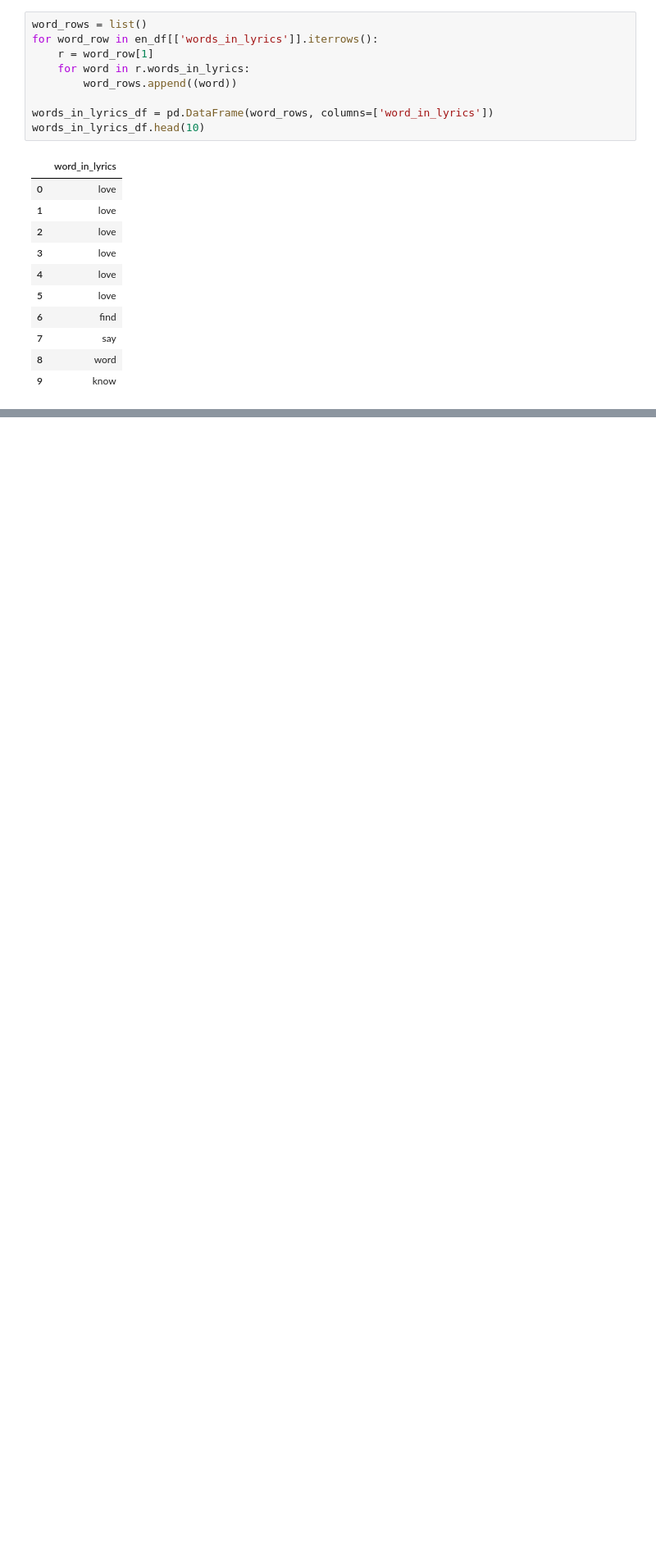
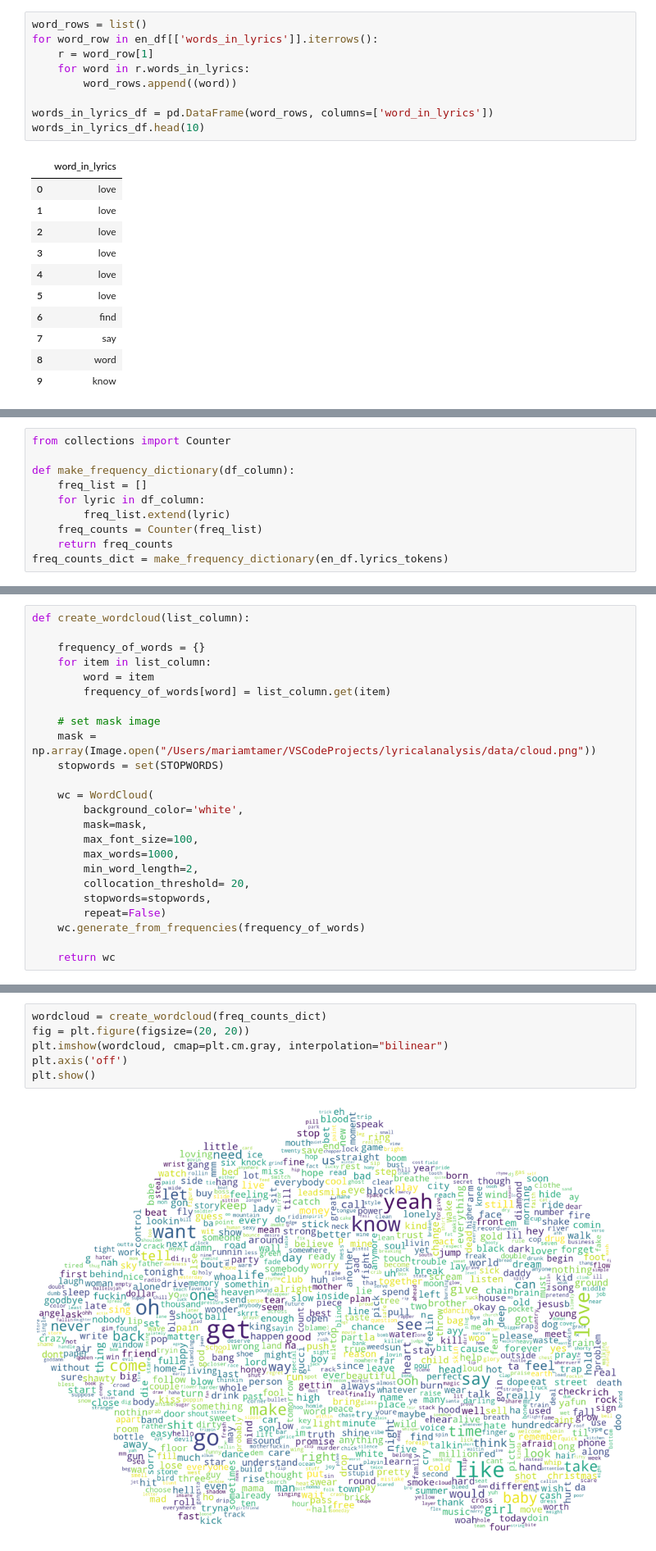
Before and after one commit to mariamabdelati/lyricalanalysis, a Jupyter notebook: 5_Sentiment_Analysis/track_lyrics_sentiment_analysis.ipynb, the cells around one changed output, grey strips where cells are left out. Shown at 82% size. Saved outputs shown, nothing was run; the diff lists cells and outputs as text; blank space fills up the shorter version.

```diff
--- a/5_Sentiment_Analysis/track_lyrics_sentiment_analysis.ipynb
+++ b/5_Sentiment_Analysis/track_lyrics_sentiment_analysis.ipynb
@@ -630,0 +538,10 @@ def senti(x):
+# %%
+from collections import Counter
+
+def make_frequency_dictionary(df_column):
+    freq_list = []
+    for lyric in df_column:
+        freq_list.extend(lyric)
+    freq_counts = Counter(freq_list)
+    return freq_counts
+freq_counts_dict = make_frequency_dictionary(en_df.lyrics_tokens)
@@ -630,0 +550,24 @@ def senti(x):
+# %%
+def create_wordcloud(list_column):
+
+    frequency_of_words = {}
+    for item in list_column:
+        word = item
+        frequency_of_words[word] = list_column.get(item)
+
+    # set mask image
+    mask = np.array(Image.open("/Users/mariamtamer/VSCodeProjects/lyricalanalysis/data/cloud.png"))
+    stopwords = set(STOPWORDS)
+
+    wc = WordCloud(
+        background_color='white',
+        mask=mask,
+        max_font_size=100,
+        max_words=1000,
+        min_word_length=2,
+        collocation_threshold= 20,
+        stopwords=stopwords,
+        repeat=False)
+    wc.generate_from_frequencies(frequency_of_words)
+
+    return wc
@@ -630,0 +576,8 @@ def senti(x):
+# %%
+wordcloud = create_wordcloud(freq_counts_dict)
+fig = plt.figure(figsize=(20, 20))
+plt.imshow(wordcloud, cmap=plt.cm.gray, interpolation="bilinear")
+plt.axis('off')
+plt.show()
+# %% [output]
+[figure, added]
```
Also changed, not shown: parts of 68 cells of this notebook, 1 other file.
